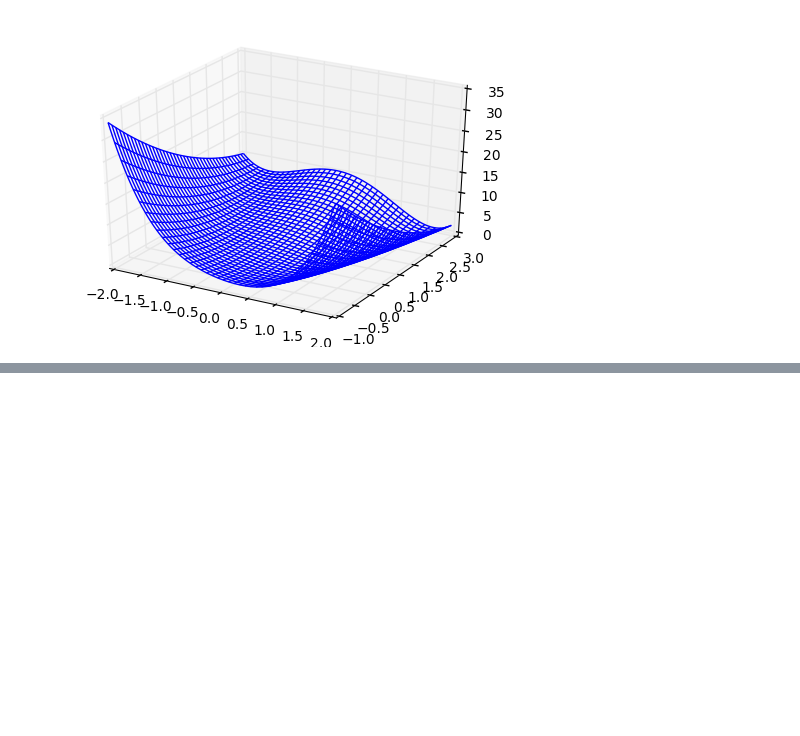
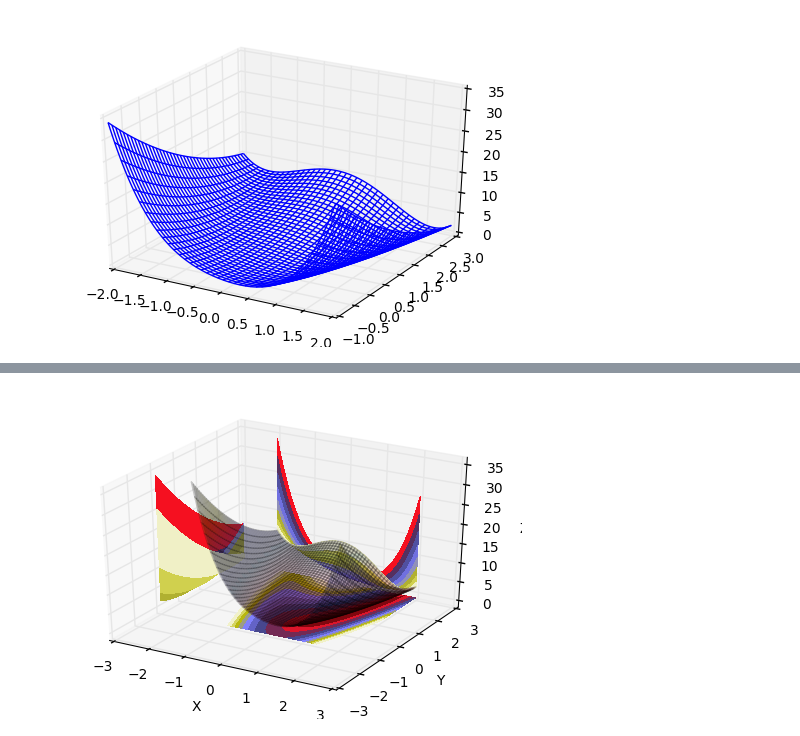
Before and after one commit to inyoot/JST, a Jupyter notebook: Maximum Likelihood Regression.ipynb, the cells around one changed output, grey strips where cells are left out. Drawn from its saved outputs; the diff is of its cells as text; code cells hidden in the pictures; blank space fills up the shorter version.

```diff
--- a/Maximum Likelihood Regression.ipynb
+++ b/Maximum Likelihood Regression.ipynb
@@ -102,0 +99,18 @@ plt.contour?
+# %%
+fig = plt.figure()
+ax = fig.gca(projection='3d')
+ax.plot_surface(X, Y, Z, cmap=cm.gist_stern, rstride=8, cstride=8, alpha=0.2)
+cset = ax.contourf(X, Y, Z, zdir='z', offset=-1, cmap=cm.gist_stern, levels =[0,0.5, 1,2,3,4,5,6,7,8,9])
+cset = ax.contourf(X, Y, Z, zdir='x', offset=-3, cmap=cm.gist_stern)#, levels =[0,0.5, 1,2,3,4,5,6,7,8,9])
+cset = ax.contourf(X, Y, Z, zdir='y', offset=3, cmap=cm.gist_stern)#, levels =[0,0.5, 1,2,3,4,5,6,7,8,9])
+
+ax.set_xlabel('X')
+ax.set_xlim(-3, 3)
+ax.set_ylabel('Y')
+ax.set_ylim(-3, 3)
+ax.set_zlabel('Z')
+ax.set_zlim(-1, 36)
+
+plt.show()
+# %% [output]
+[figure, added]
```
Also changed, not shown: parts of 5 cells of this notebook, 1 other file.
